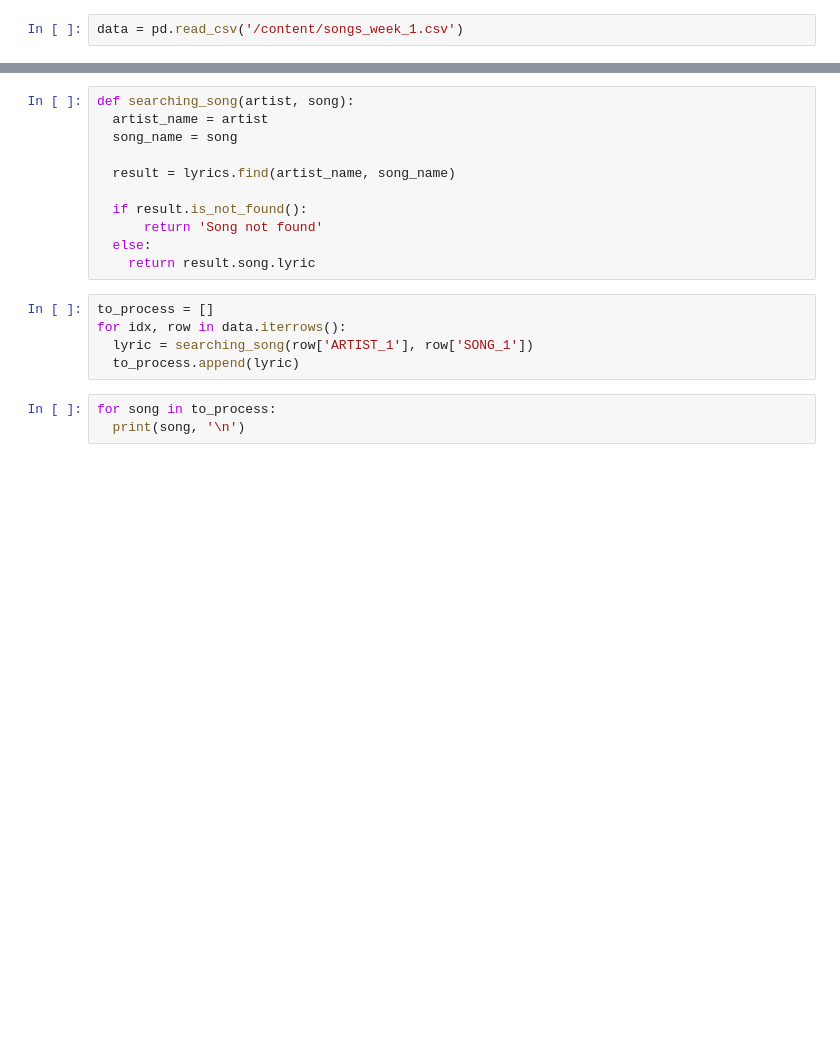
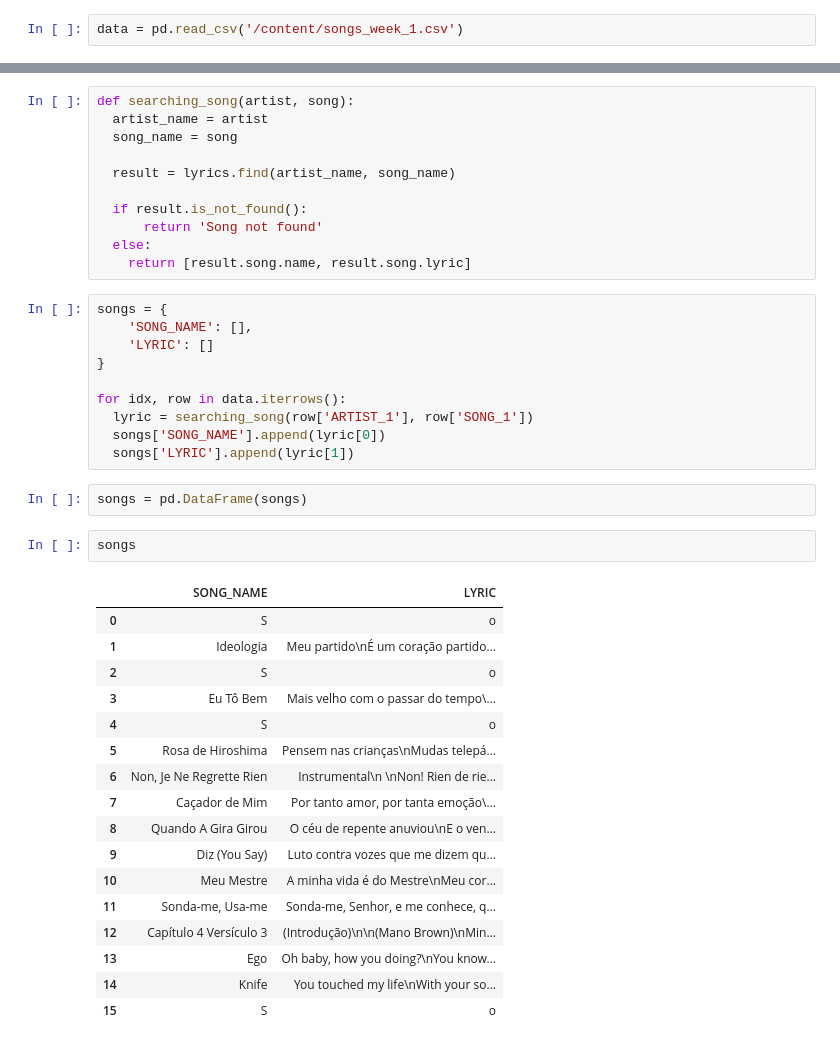
Before and after one commit to Danilosauro/Arkham_Project, a Jupyter notebook: preprocessing.ipynb, the cells around one changed output, grey strips where cells are left out. Drawn from its saved outputs; the diff is of its cells as text; blank space fills up the shorter version.

```diff
--- a/preprocessing.ipynb
+++ b/preprocessing.ipynb
@@ -46,12 +46,36 @@ def searching_song(artist, song):
   if result.is_not_found():
       return 'Song not found'
   else:
-    return result.song.lyric
+    return [result.song.name, result.song.lyric]
 # %%
-to_process = []
+songs = {
+    'SONG_NAME': [],
+    'LYRIC': []
+}
+
 for idx, row in data.iterrows():
   lyric = searching_song(row['ARTIST_1'], row['SONG_1'])
-  to_process.append(lyric)
+  songs['SONG_NAME'].append(lyric[0])
+  songs['LYRIC'].append(lyric[1])
-# %%
-for song in to_process:
-  print(song, '\n')
+# %%
+songs = pd.DataFrame(songs)
+# %%
+songs
+# %% [output]
+|  | SONG_NAME | LYRIC |
+| 0 | S | o |
+| 1 | Ideologia | Meu partido\nÉ um coração partido... |
+| 2 | S | o |
+| 3 | Eu Tô Bem | Mais velho com o passar do tempo\... |
+| 4 | S | o |
+| 5 | Rosa de Hiroshima | Pensem nas crianças\nMudas telepá... |
+| 6 | Non, Je Ne Regrette Rien | Instrumental\n \nNon! Rien de rie... |
+| 7 | Caçador de Mim | Por tanto amor, por tanta emoção\... |
+| 8 | Quando A Gira Girou | O céu de repente anuviou\nE o ven... |
+| 9 | Diz (You Say) | Luto contra vozes que me dizem qu... |
+| 10 | Meu Mestre | A minha vida é do Mestre\nMeu cor... |
+| 11 | Sonda-me, Usa-me | Sonda-me, Senhor, e me conhece, q... |
+| 12 | Capítulo 4 Versículo 3 | (Introdução)\n\n(Mano Brown)\nMin... |
+| 13 | Ego | Oh baby, how you doing?\nYou know... |
+| 14 | Knife | You touched my life\nWith your so... |
+| 15 | S | o |
```
